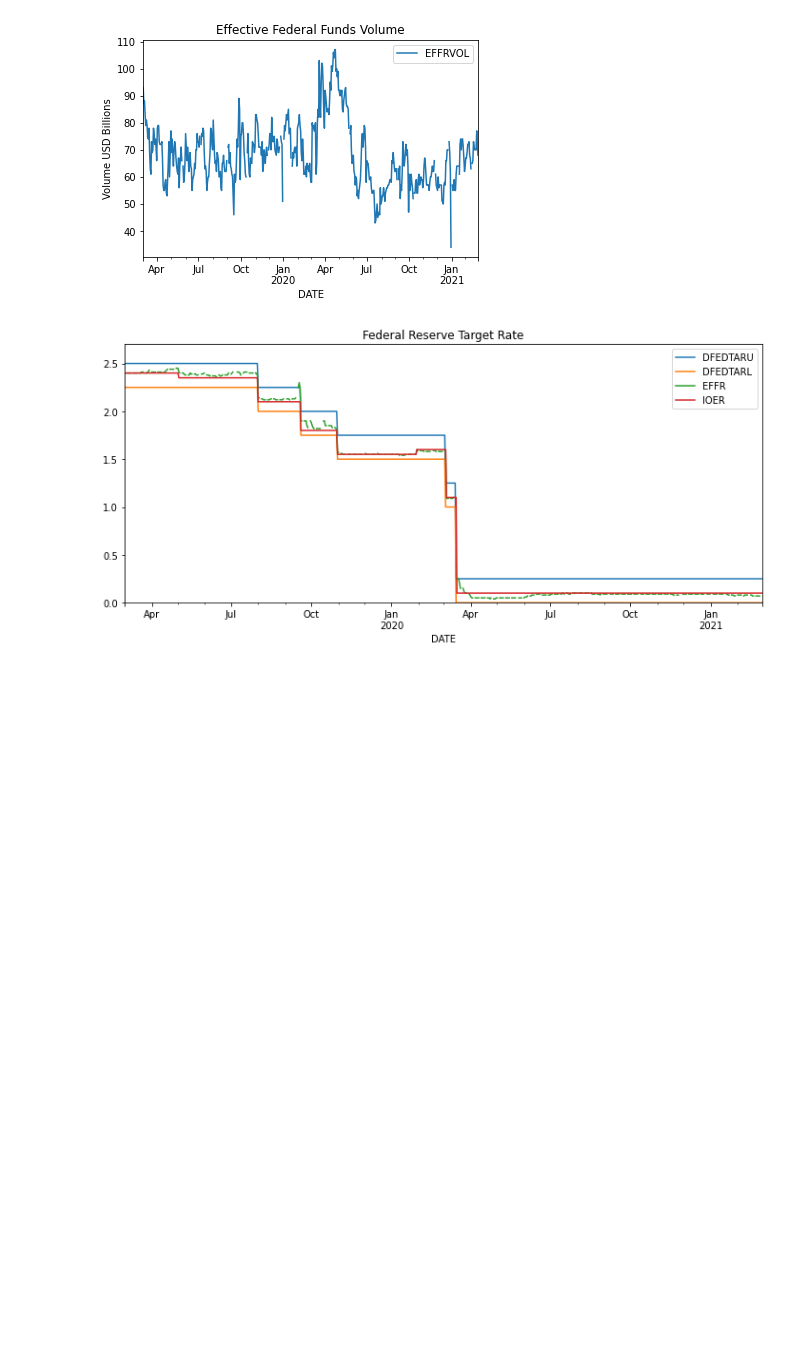
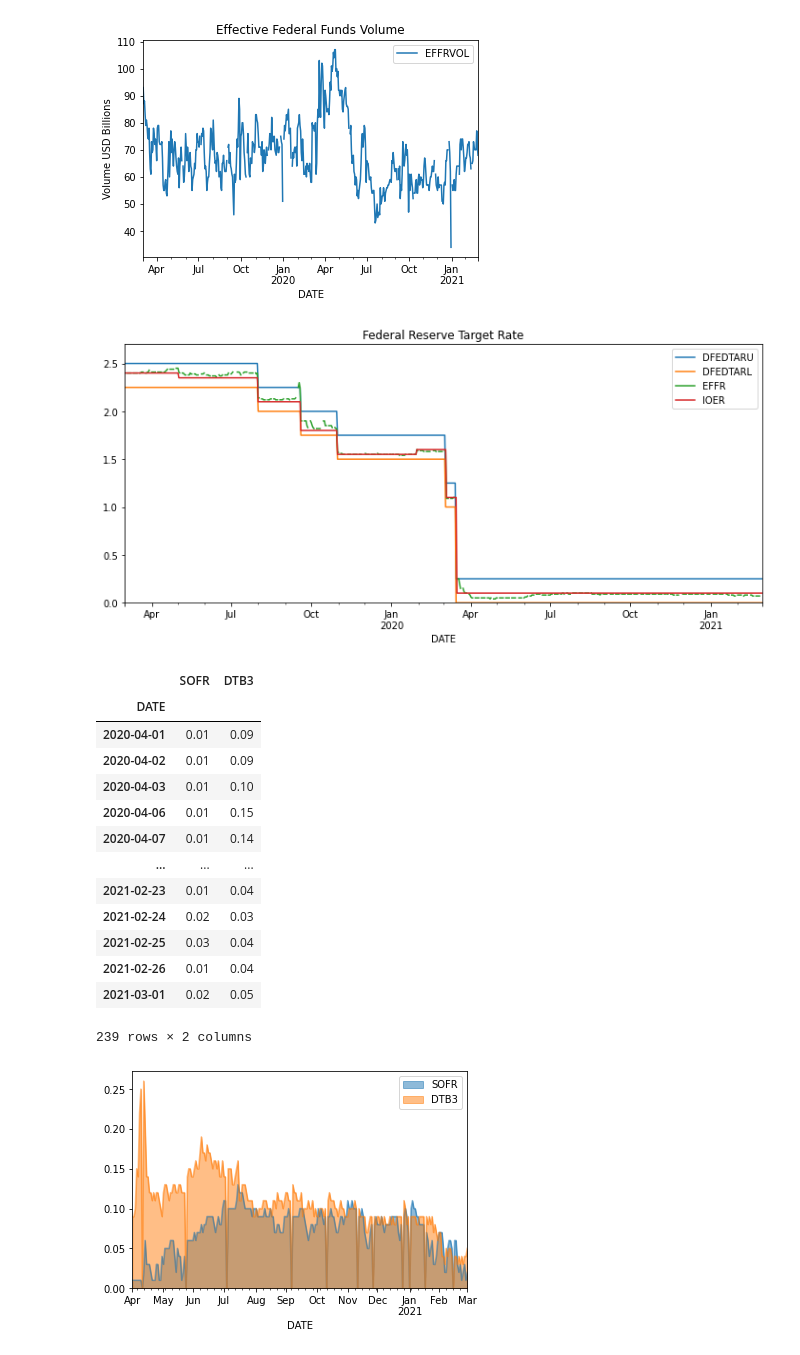
Before and after one commit to pythontrade/apitesting, a Jupyter notebook: US_Money_Markets.ipynb, the cells around one changed output. Drawn from its saved outputs; the diff is of its cells as text; code cells hidden in the pictures; blank space fills up the shorter version.

```diff
--- a/US_Money_Markets.ipynb
+++ b/US_Money_Markets.ipynb
@@ -34,3 +34,28 @@ IOER = pdr.get_data_fred('IOER', start, end)
 ax=pd.concat([FFUpper, FFLower, FFEff, IOER], axis=1).plot(title='Federal Reserve Target Rate', figsize=(12,5), ylim=[0,2.7])
 # %% [output]
 [figure]
+# %%
+start = "2020-04-01"
+end = "2021-03-01"
+
+TBill3m = pdr.get_data_fred('DTB3', start, end)
+SOFR = pdr.get_data_fred('SOFR', start, end)
+df = pd.concat([SOFR, TBill3m], axis=1)
+df.plot(kind='area', stacked=False)
+df
+# %% [output]
+|  | SOFR | DTB3 |
+| DATE |  |  |
+| 2020-04-01 | 0.01 | 0.09 |
+| 2020-04-02 | 0.01 | 0.09 |
+| 2020-04-03 | 0.01 | 0.10 |
+| 2020-04-06 | 0.01 | 0.15 |
+| 2020-04-07 | 0.01 | 0.14 |
+| ... | ... | ... |
+| 2021-02-23 | 0.01 | 0.04 |
+| 2021-02-24 | 0.02 | 0.03 |
+| 2021-02-25 | 0.03 | 0.04 |
+| 2021-02-26 | 0.01 | 0.04 |
+| 2021-03-01 | 0.02 | 0.05 |
+239 rows × 2 columns
+[figure, added]
```
Also changed, not shown: parts of 7 cells of this notebook.
